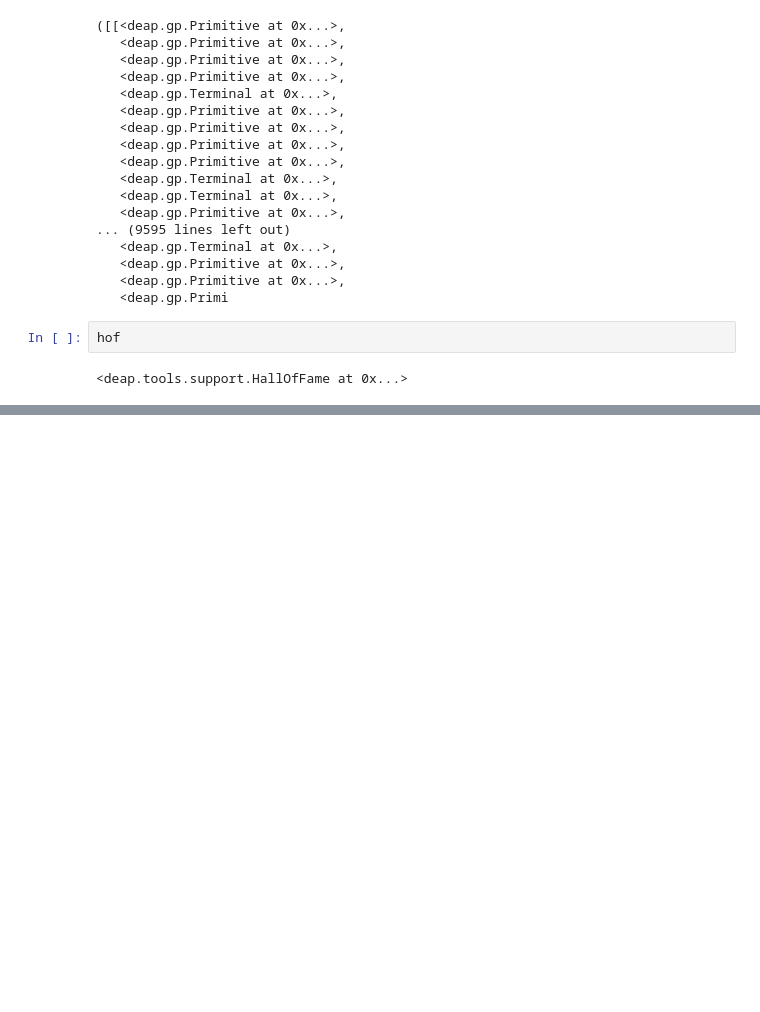
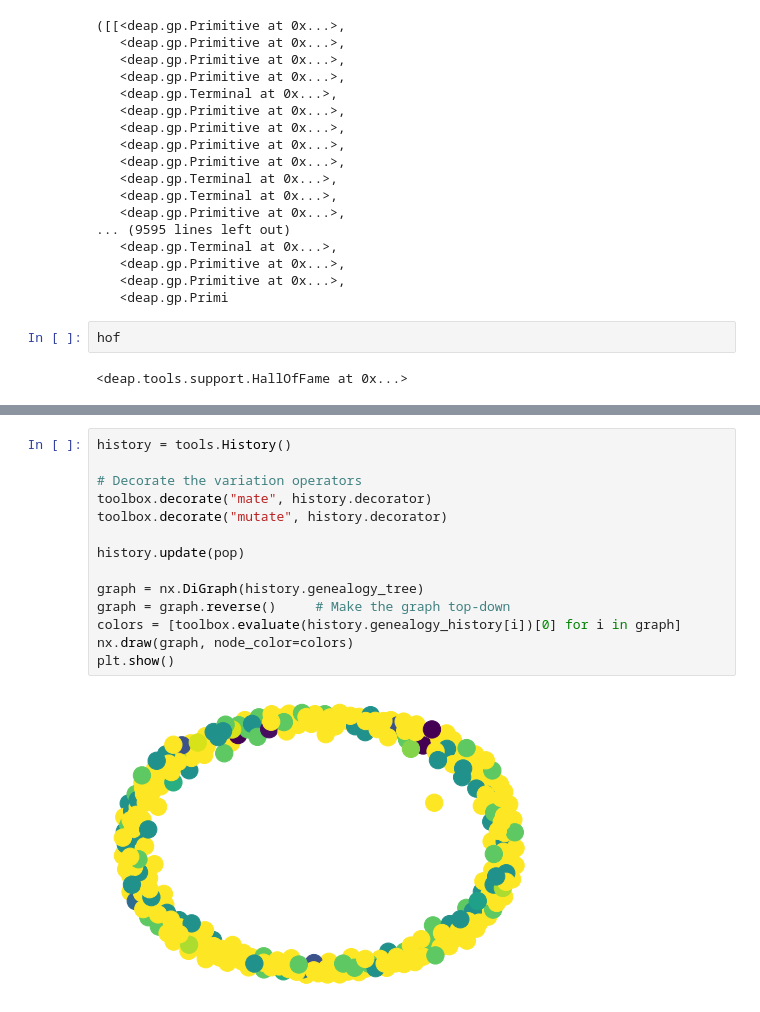
Before and after one commit to Amplil/genetic_programming, a Jupyter notebook: genetic_programming_official_test.ipynb, the cells around one changed output, grey strips where cells are left out. Saved outputs shown, nothing was run; the diff lists cells and outputs as text; blank space fills up the shorter version.

```diff
--- a/genetic_programming_official_test.ipynb
+++ b/genetic_programming_official_test.ipynb
@@ -234,0 +344,16 @@ plt.show()
+# %%
+history = tools.History()
+
+# Decorate the variation operators
+toolbox.decorate("mate", history.decorator)
+toolbox.decorate("mutate", history.decorator)
+
+history.update(pop)
+
+graph = nx.DiGraph(history.genealogy_tree)
+graph = graph.reverse()     # Make the graph top-down
+colors = [toolbox.evaluate(history.genealogy_history[i])[0] for i in graph]
+nx.draw(graph, node_color=colors)
+plt.show()
+# %% [output]
+[figure, added]
```
Also changed, not shown: parts of 20 cells of this notebook.
